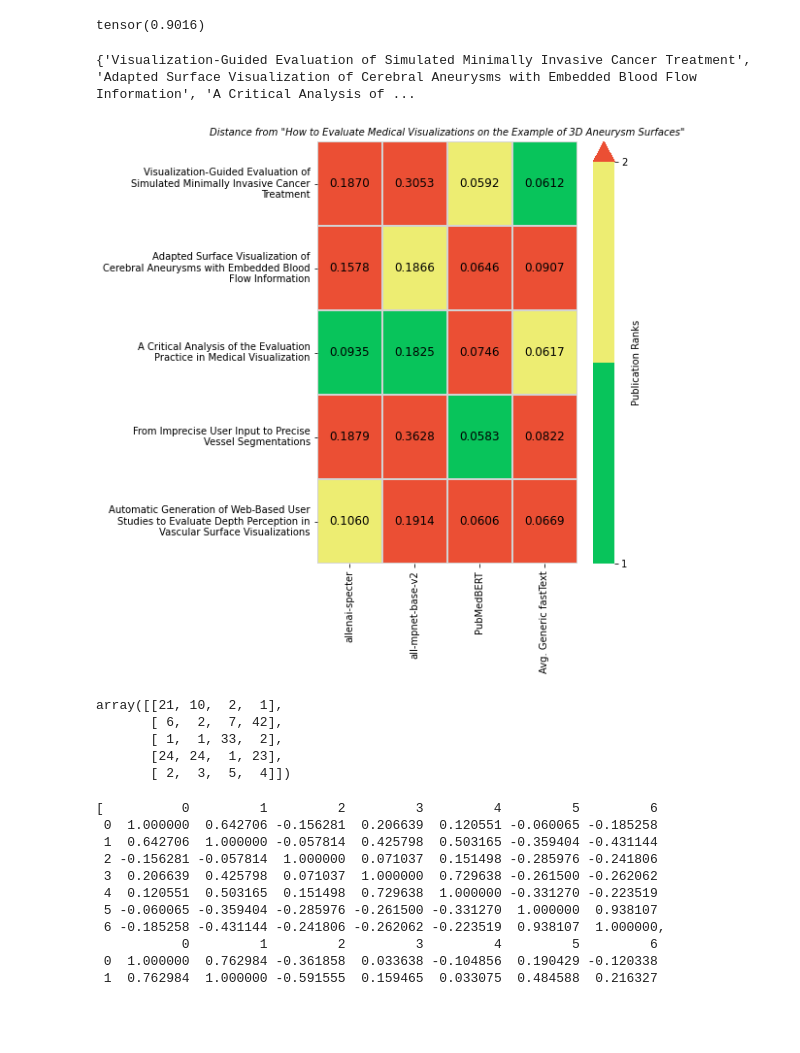
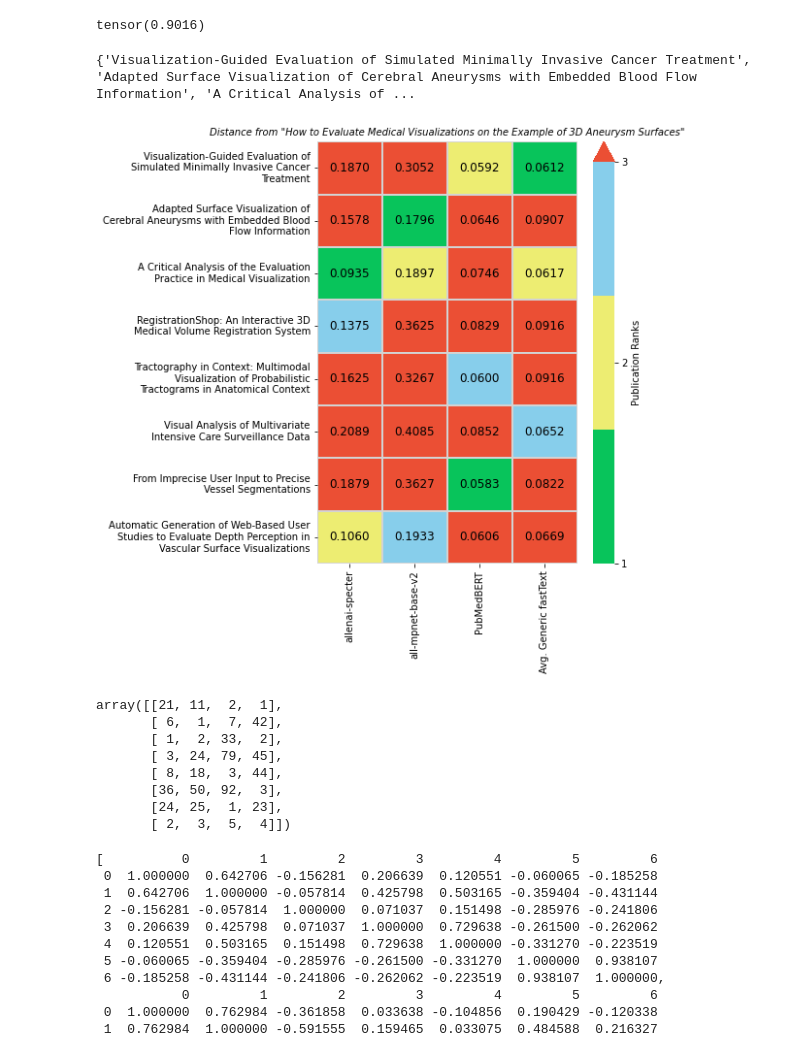
Before and after one commit to pruthvi-hegde/biomedvis, a Jupyter notebook: notebooks/k_neighbours.ipynb, the cells around one changed output. Saved outputs shown, nothing was run; the diff lists cells and outputs as text; code cells hidden in the pictures; blank space fills up the shorter version.

```diff
--- a/notebooks/k_neighbours.ipynb
+++ b/notebooks/k_neighbours.ipynb
@@ -242,7 +242,7 @@ def create_rank_matrix(target_title, K, drawplot=False):
 
     labels = ['\n'.join(wrap(l, 40)) for l in allkey]
     # my_colors = ['#08c45b', '#eded72','#926dd1','#6f6dd1', '#bf62b7']
-    my_colors = ['#08c45b', '#eded72']
+    my_colors = ['#08c45b', '#eded72', '#87ceeb']
     my_cmap = ListedColormap(my_colors)
     my_cmap.set_over('#eb4f34')
     if drawplot:
@@ -251,8 +251,8 @@ def create_rank_matrix(target_title, K, drawplot=False):
         ax = sns.heatmap(B, xticklabels=model_names, yticklabels=labels, annot=A,
                          cbar_kws={'label': 'Publication Ranks',
                                    'extend': 'max',
-                                   'ticks': [1, 2]},
-                         cmap=my_cmap, vmin=1, vmax=2, cbar=True, ax=ax,
+                                   'ticks': [1, 2, 3]},
+                         cmap=my_cmap, vmin=1, vmax=3, cbar=True, ax=ax,
                          annot_kws={'fontsize': 12, 'color': 'black', 'alpha': 1}, linewidths=0.08,
                          linecolor='lightgray', fmt='.4f')
         # colorbar = ax.collections[0].colorbar
@@ -263,15 +263,18 @@ def create_rank_matrix(target_title, K, drawplot=False):
     return B
 # %%
 target_title1 = "How to Evaluate Medical Visualizations on the Example of 3D Aneurysm Surfaces"
-B = create_rank_matrix(target_title1, 3, True)
+B = create_rank_matrix(target_title1, 4, True)
 B
 # %% [output]
 {'Visualization-Guided Evaluation of Simulated Minimally Invasive Cancer Treatment', 'Adapted Surface Visualization of Cerebral Aneurysms with Embedded Blood Flow Information', 'A Critical Analysis of ...
-[figure, old version]
+[figure, new version]
-array([[21, 10,  2,  1],
-       [ 6,  2,  7, 42],
-       [ 1,  1, 33,  2],
-       [24, 24,  1, 23],
+array([[21, 11,  2,  1],
+       [ 6,  1,  7, 42],
+       [ 1,  2, 33,  2],
+       [ 3, 24, 79, 45],
+       [ 8, 18,  3, 44],
+       [36, 50, 92,  3],
+       [24, 25,  1, 23],
        [ 2,  3,  5,  4]])
 # %%
 # import pandas as pd
```
Also changed, not shown: parts of 1 cell of this notebook, 11 other files.
